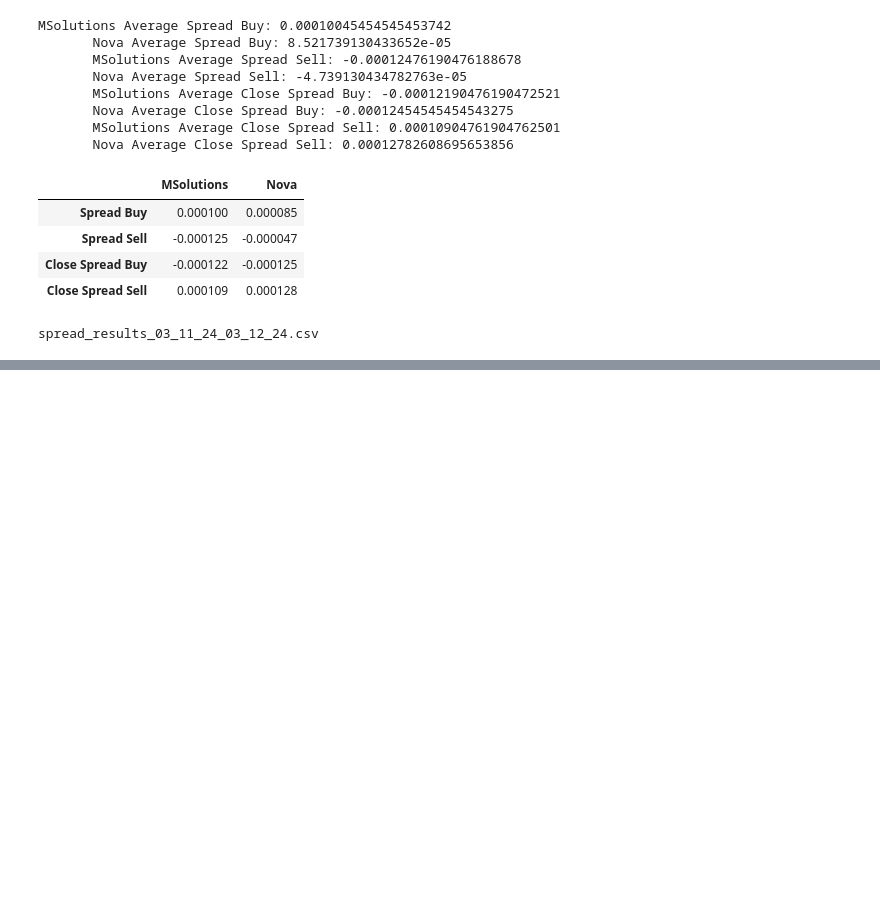
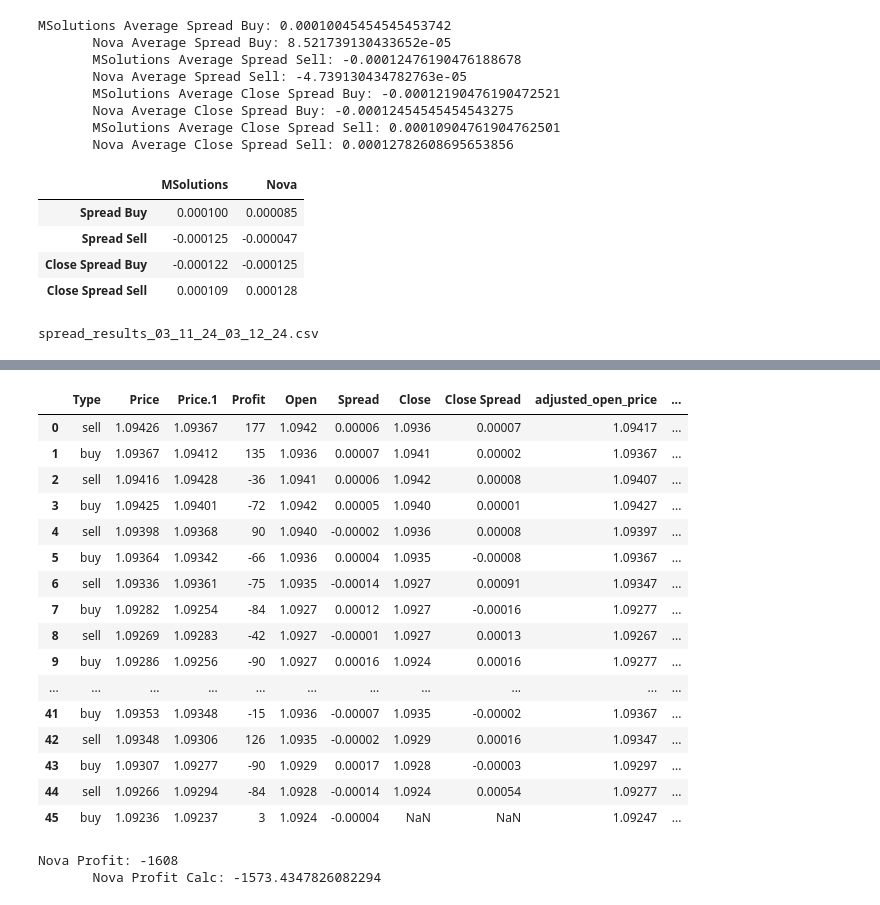
Before and after one commit to lilfetz22/Trading, a Jupyter notebook: Avg_spread.ipynb, the cells around one changed output, grey strips where cells are left out. Cells and saved outputs as stored; diff of their text form; code cells hidden in the pictures; blank space fills up the shorter version.

```diff
--- a/Avg_spread.ipynb
+++ b/Avg_spread.ipynb
@@ -241,0 +211,17 @@ msolutions_joined_no_na.loc[:, ['Open Time', 'Type', 'Open', 'Price', 'Spread']]
+# %%
+spread = pd.read_csv('spread_results_03_11_24_03_12_24.csv', index_col=0)
+per_lot = 100000
+nova_joined['adjusted_open_price'] = np.where((nova_joined['Type'].str.strip() == 'buy'),
+                                            (nova_joined['Open'] + spread.loc['Spread Buy', 'Nova']),
+                                            np.where((nova_joined['Type'].str.strip() == 'sell'),
+                                                    (nova_joined['Open'] + spread.loc['Spread Sell', 'Nova']), np.nan))
+nova_joined['adjusted_close_price'] = np.where((nova_joined['Type'].str.strip() == 'buy'),
+                                                (nova_joined['Close'] + spread.loc['Close Spread Buy', 'Nova']),
+                                                np.where((nova_joined['Type'].str.strip() == 'sell'),
+                                                        (nova_joined['Close'] + spread.loc['Close Spread Sell', 'Nova']), np.nan))
+nova_joined['Nova_profit_calc'] = np.where((nova_joined['Type'].str.strip() == 'buy'),
+                                            ((nova_joined['Close'] + spread.loc['Close Spread Buy', 'Nova']) - (nova_joined['Open'] + spread.loc['Spread Buy', 'Nova']))
+                                            * per_lot * (3),
+                                            np.where((nova_joined['Type'].str.strip() == 'sell'),
+                                                    ((nova_joined['Open'] + spread.loc['Spread Sell', 'Nova']) - (nova_joined['Close'] + spread.loc['Close Spread Sell', 'Nova']))
+                                                    * per_lot * (3), np.nan))
@@ -241,0 +257,27 @@ msolutions_joined_no_na.loc[:, ['Open Time', 'Type', 'Open', 'Price', 'Spread']]
+# %%
+nova_joined.loc[:, ['Type', 'Price', 'Price.1', 'Profit', 'Open', 'Spread', 'Close', 'Close Spread', 'adjusted_open_price', 'adjusted_close_price', 'Nova_profit_calc']]
+# %% [output]
+|  | Type | Price | Price.1 | Profit | Open | Spread | Close | Close Spread | adjusted_open_price | ... |
+| 0 | sell | 1.09426 | 1.09367 | 177 | 1.0942 | 0.00006 | 1.0936 | 0.00007 | 1.09417 | ... |
+| 1 | buy | 1.09367 | 1.09412 | 135 | 1.0936 | 0.00007 | 1.0941 | 0.00002 | 1.09367 | ... |
+| 2 | sell | 1.09416 | 1.09428 | -36 | 1.0941 | 0.00006 | 1.0942 | 0.00008 | 1.09407 | ... |
+| 3 | buy | 1.09425 | 1.09401 | -72 | 1.0942 | 0.00005 | 1.0940 | 0.00001 | 1.09427 | ... |
+| 4 | sell | 1.09398 | 1.09368 | 90 | 1.0940 | -0.00002 | 1.0936 | 0.00008 | 1.09397 | ... |
+| 5 | buy | 1.09364 | 1.09342 | -66 | 1.0936 | 0.00004 | 1.0935 | -0.00008 | 1.09367 | ... |
+| 6 | sell | 1.09336 | 1.09361 | -75 | 1.0935 | -0.00014 | 1.0927 | 0.00091 | 1.09347 | ... |
+| 7 | buy | 1.09282 | 1.09254 | -84 | 1.0927 | 0.00012 | 1.0927 | -0.00016 | 1.09277 | ... |
+| 8 | sell | 1.09269 | 1.09283 | -42 | 1.0927 | -0.00001 | 1.0927 | 0.00013 | 1.09267 | ... |
+| 9 | buy | 1.09286 | 1.09256 | -90 | 1.0927 | 0.00016 | 1.0924 | 0.00016 | 1.09277 | ... |
+| ... | ... | ... | ... | ... | ... | ... | ... | ... | ... | ... |
+| 41 | buy | 1.09353 | 1.09348 | -15 | 1.0936 | -0.00007 | 1.0935 | -0.00002 | 1.09367 | ... |
+| 42 | sell | 1.09348 | 1.09306 | 126 | 1.0935 | -0.00002 | 1.0929 | 0.00016 | 1.09347 | ... |
+| 43 | buy | 1.09307 | 1.09277 | -90 | 1.0929 | 0.00017 | 1.0928 | -0.00003 | 1.09297 | ... |
+| 44 | sell | 1.09266 | 1.09294 | -84 | 1.0928 | -0.00014 | 1.0924 | 0.00054 | 1.09277 | ... |
+| 45 | buy | 1.09236 | 1.09237 | 3 | 1.0924 | -0.00004 | NaN | NaN | 1.09247 | ... |
+# %%
+# find the total sum of nova_joined['Nova_profit_calc'] and nova_joined['Profit']
+print(f"""Nova Profit: {nova_joined['Profit'].sum()}
+       Nova Profit Calc: {nova_joined['Nova_profit_calc'].sum()}""")
+# %% [output]
+Nova Profit: -1608
+       Nova Profit Calc: -1573.4347826082294
```
Also changed, not shown: parts of 6 cells of this notebook.
